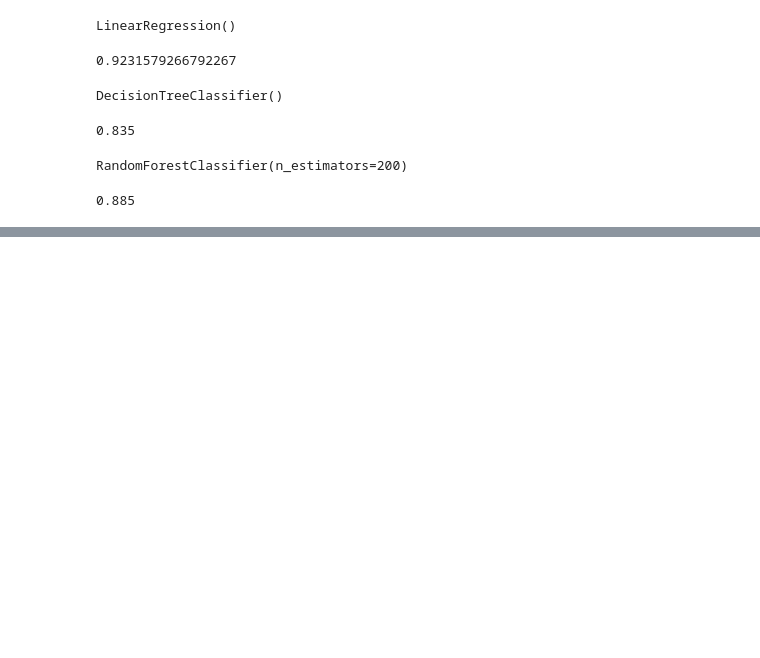
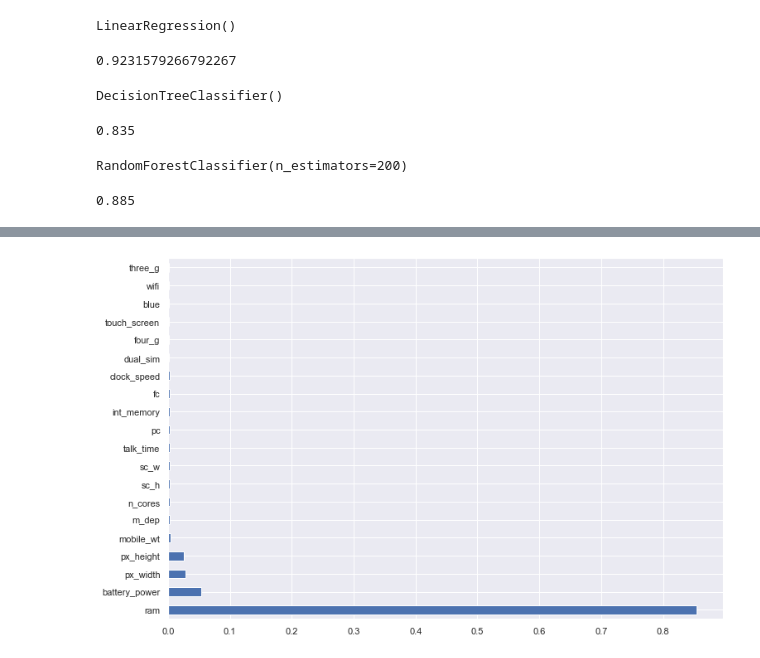
Before and after one commit to ingadanek/Price-Prediction, a Jupyter notebook: Untitled.ipynb, the cells around one changed output, grey strips where cells are left out. Saved outputs shown, nothing was run; the diff lists cells and outputs as text; code cells hidden in the pictures; blank space fills up the shorter version.

```diff
--- a/Untitled.ipynb
+++ b/Untitled.ipynb
@@ -139,0 +183,10 @@ forest_model.score(X_test,y_test)
+# %%
+
+#plot graph of feature importances for better visualization
+
+plt.figure(figsize = (12,8))
+feat_importances = pd.Series(selection.feature_importances_, index=X.columns)
+feat_importances.nlargest(20).plot(kind='barh')
+plt.show()
+# %% [output]
+[figure, added]
```
Also changed, not shown: parts of 14 cells of this notebook, 1 other file.
